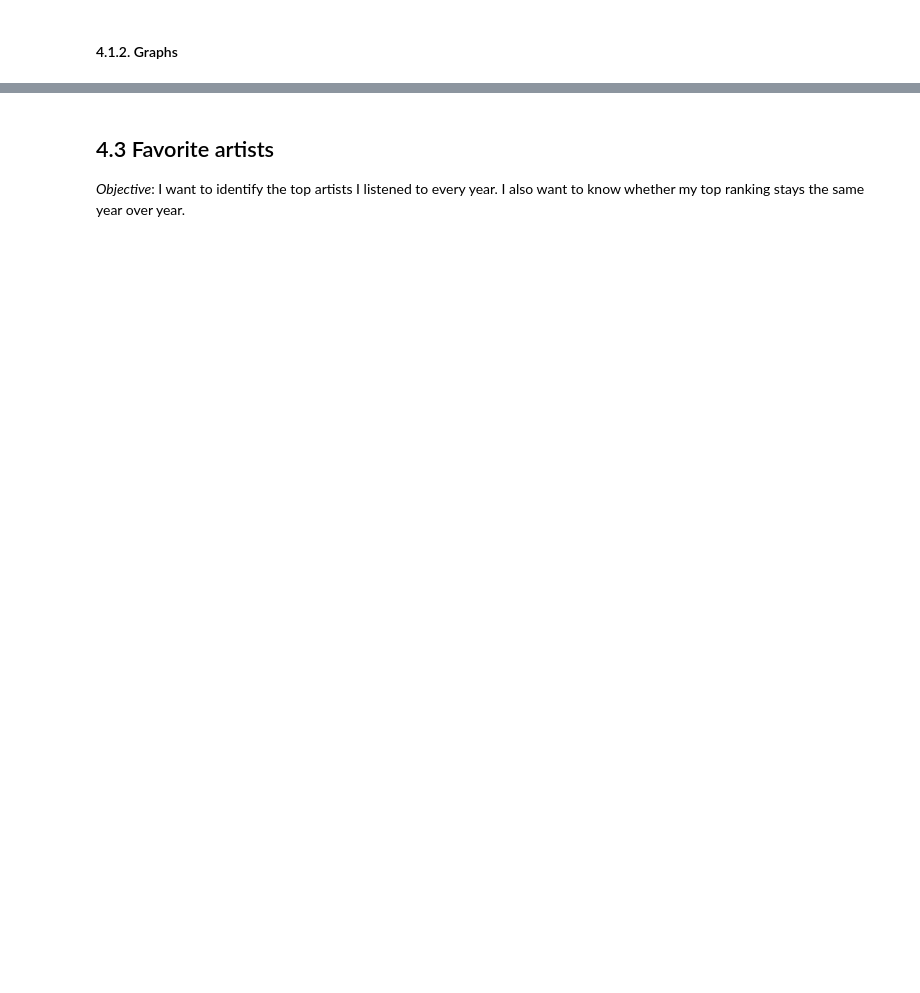
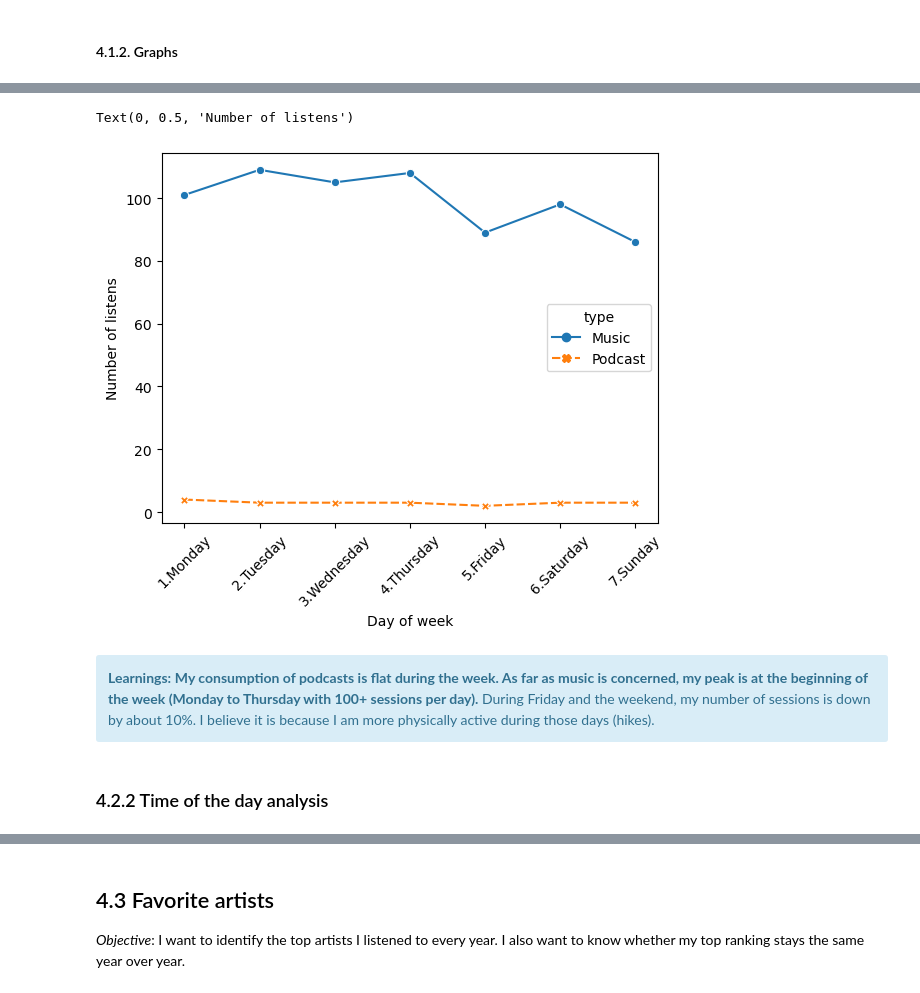
Before and after one commit to MargotMarchais/Spotify_wrapped, a Jupyter notebook: Spotify_analysis.ipynb, the cells around one changed output, grey strips where cells are left out. Drawn from its saved outputs; the diff is of its cells as text; code cells hidden in the pictures; blank space fills up the shorter version.

```diff
--- a/Spotify_analysis.ipynb
+++ b/Spotify_analysis.ipynb
@@ -305,0 +315,25 @@ sns.countplot(
+# %%
+# JOUR DE LA SEMAINE :
+#Time: When do I listen mostly Spotify? In public transports, at work, at home ?
+pd.set_option('display.max_rows', 10)
+day_of_week = pd.read_sql(
+    '''
+    SELECT
+        CASE
+            WHEN CAST(strftime('%w',date) AS INT) = 0 THEN '7.Sunday'
+            WHEN CAST(strftime('%w',date) AS INT) = 1 THEN '1.Monday'
+            WHEN CAST(strftime('%w',date) AS INT) = 2 THEN '2.Tuesday'
+            WHEN CAST(strftime('%w',date) AS INT) = 3 THEN '3.Wednesday'
+            WHEN CAST(strftime('%w',date) AS INT) = 4 THEN '4.Thursday'
+            WHEN CAST(strftime('%w',date) AS INT) = 5 THEN '5.Friday'
+            WHEN CAST(strftime('%w',date) AS INT) = 6 THEN '6.Saturday'
+        END AS day_of_week,
+        type,
+        COUNT(*)/COUNT(DISTINCT date) AS avg_nb_sessions,
+        ROUND(SUM(min_played)/COUNT(DISTINCT date),2)  AS avg_min_played
+    FROM spotify
+    WHERE type <> 'Error'
+    GROUP BY 1,2
+    ORDER BY 1,2'''
+    , cnx)
+day_of_week
@@ -306,2 +354,16 @@ sns.countplot(
+# %%
+g= sns.lineplot(data = day_of_week.sort_values("day_of_week"), x = "day_of_week", y = "avg_nb_sessions",
+             hue = "type", style = "type", markers = True)
+plt.xticks(rotation=45)
+plt.xlabel("Day of week")
+plt.ylabel("Number of listens")
+# %% [output]
+Text(0, 0.5, 'Number of listens')
+[figure, added]
+# %% [markdown]
+<div class="alert alert-block alert-info">
+    <b>Learnings:</b> <b>My consumption of podcasts is flat during the week. As far as music is concerned, my peak is at the beginning of the week (Monday to Thursday with 100+ sessions per day).</b> During Friday and the weekend, my number of sessions is down by about 10%. I believe it is because I am more physically active during those days (hikes).
+# %% [markdown]
+### 4.2.2 Time of the day analysis
 # %%
 # Time: When do I listen mostly Spotify? In public transports, at work, at home ?
```
Also changed, not shown: parts of 44 cells of this notebook.
